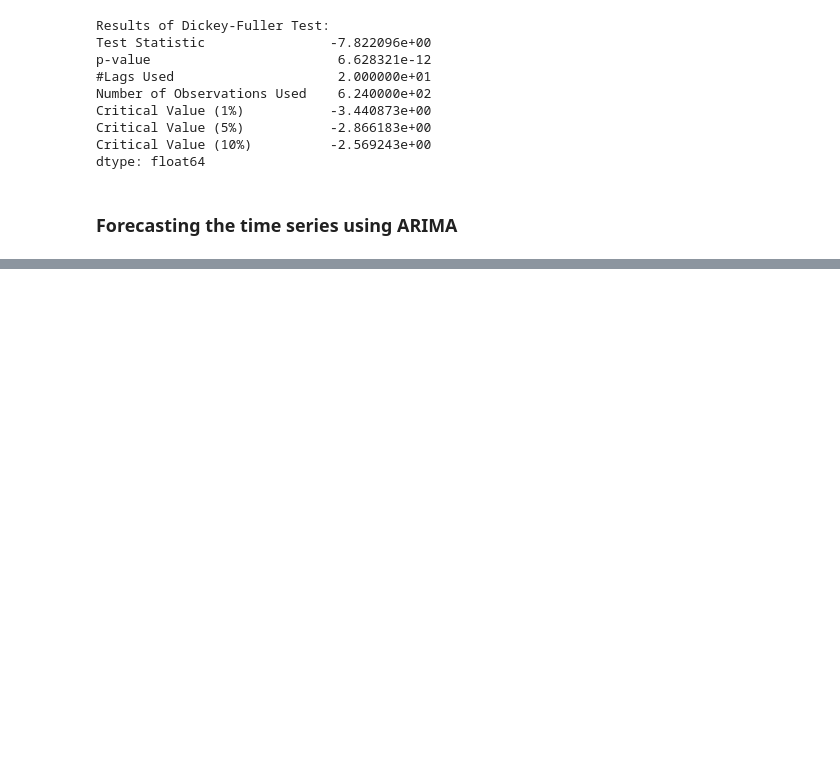
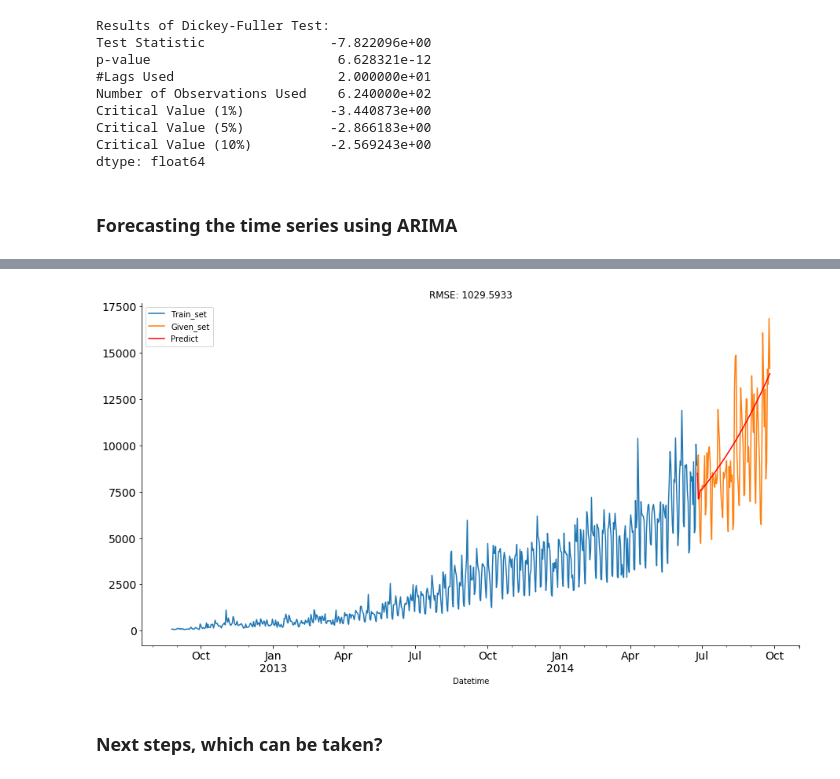
Before and after one commit to ksulima/Time_Series, a Jupyter notebook: notebooks/Time_Series_Analysis.ipynb, the cells around one changed output, grey strips where cells are left out. Cells and saved outputs as stored; diff of their text form; code cells hidden in the pictures; blank space fills up the shorter version.

```diff
--- a/notebooks/Time_Series_Analysis.ipynb
+++ b/notebooks/Time_Series_Analysis.ipynb
@@ -483,0 +584,27 @@ dtype: float64
+# %%
+def check_prediction_diff_with_train(predict_diff, given_set, dTrain):
+    predict_diff= predict_diff.cumsum().shift().fillna(0)
+    predict_base = pd.Series(np.ones(given_set.shape[0]) * np.log(given_set['Count'])[0], index = given_set.index)
+    predict_log = predict_base.add(predict_diff,fill_value=0)
+    predict = np.exp(predict_log)
+
+    fig, ax = plt.subplots(figsize=(15,3))
+    ax = dTrain['Count'].plot(figsize=(15,8),  fontsize=14, label='Train_set')
+    ax = given_set['Count'].plot(figsize=(15,8),  fontsize=14, label='Given_set')
+    ax = predict.plot(figsize=(15,8), fontsize=14, c='red', label='Predict')
+
+    ax.set_xlabel('Datetime')
+    ax.set_ylabel('')
+    ax.spines['right'].set_visible(False)
+    ax.spines['top'].set_visible(False)
+
+    plt.title('RMSE: %.4f'% (np.sqrt(np.dot(predict, given_set['Count']))/given_set.shape[0]))
+    plt.legend(loc='best')
+
+    plt.show()
+# %%
+check_prediction_diff_with_train(ARIMA_predict_diff, dValid, dTrain)
+# %% [output]
+[figure, added]
+# %% [markdown]
+### Next steps, which can be taken?
```
Also changed, not shown: parts of 21 cells of this notebook.
